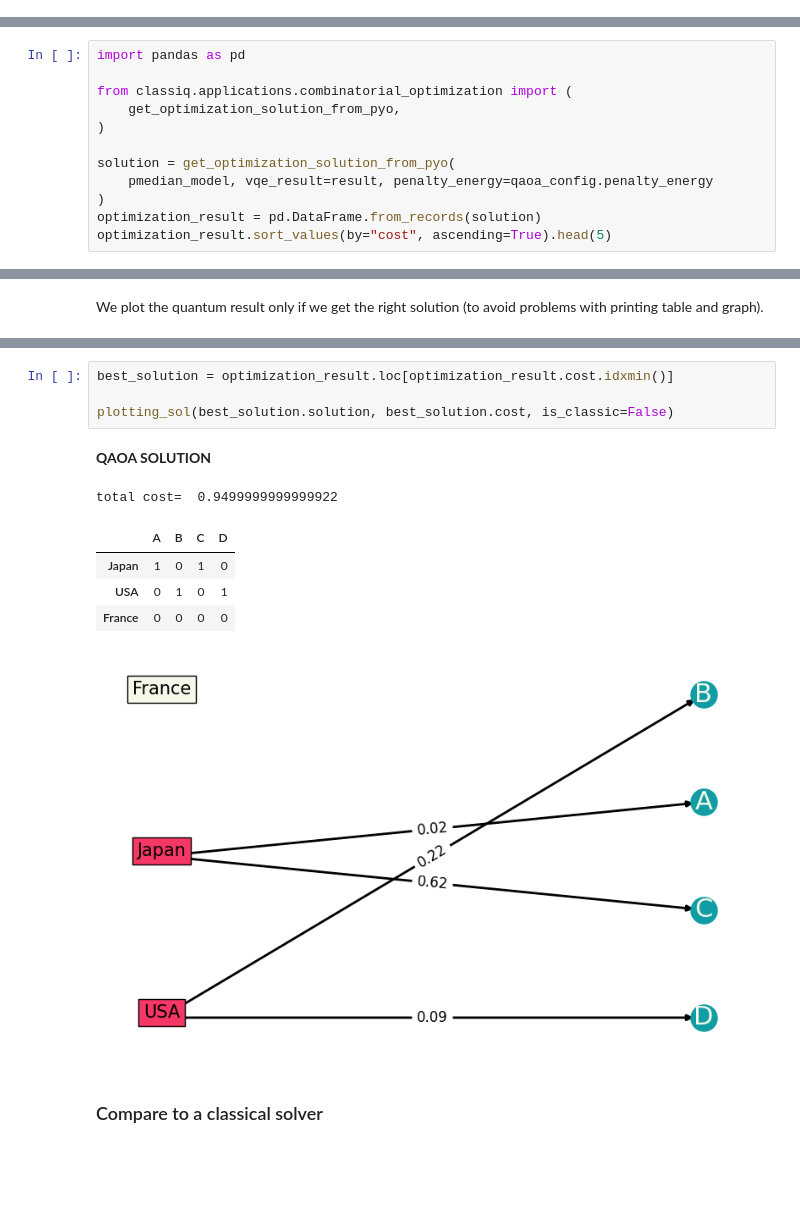
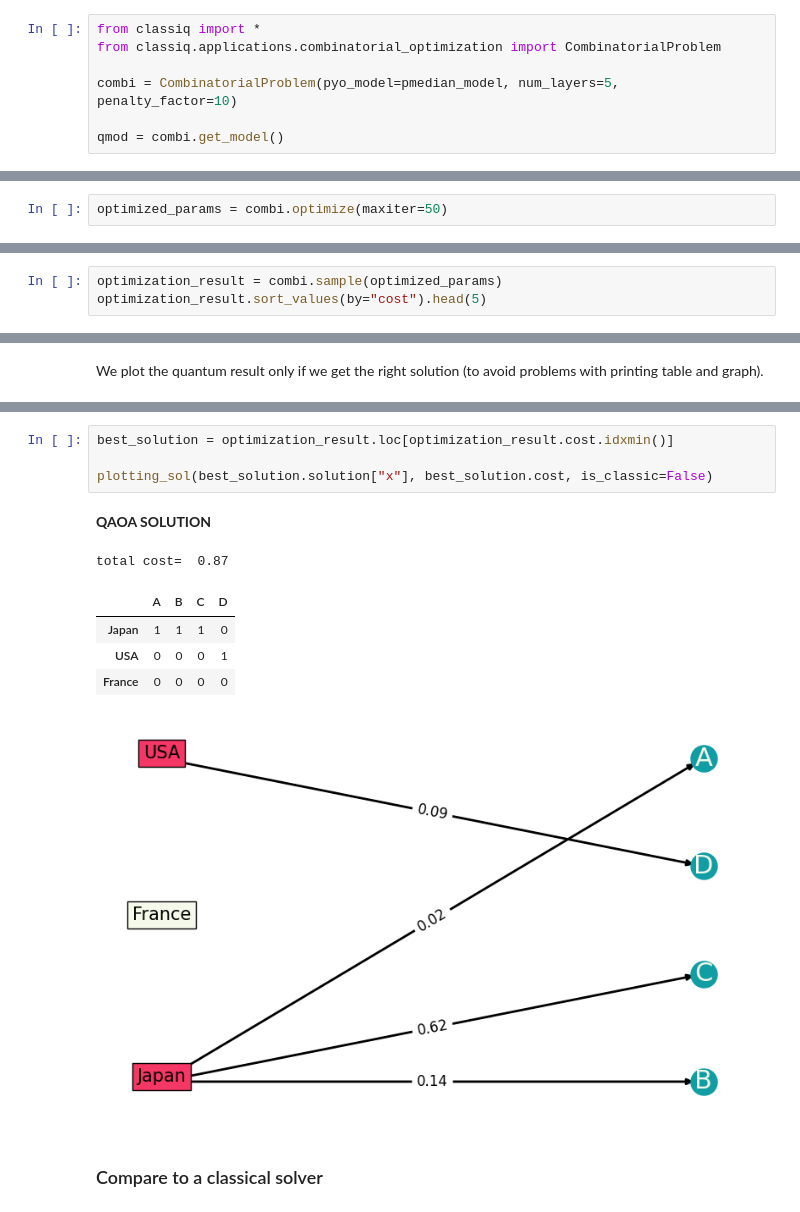
Before and after one commit to Classiq/classiq-library, a Jupyter notebook: applications/logistics/facility_location/facility_location.ipynb, the cells around one changed output, grey strips where cells are left out. Cells and saved outputs as stored; diff of their text form; blank space fills up the shorter version.

Commit message:
with qaoa notebooks and dataframe usage for qsvt inversion

```diff
--- a/applications/logistics/facility_location/facility_location.ipynb
+++ b/applications/logistics/facility_location/facility_location.ipynb
@@ -184,0 +157,7 @@ write_qmod(qmod, "facility_location")
+# %%
+from classiq import *
+from classiq.applications.combinatorial_optimization import CombinatorialProblem
+
+combi = CombinatorialProblem(pyo_model=pmedian_model, num_layers=5, penalty_factor=10)
+
+qmod = combi.get_model()
@@ -184,0 +177,2 @@ write_qmod(qmod, "facility_location")
+# %%
+optimized_params = combi.optimize(maxiter=50)
@@ -184,0 +195,3 @@ write_qmod(qmod, "facility_location")
+# %%
+optimization_result = combi.sample(optimized_params)
+optimization_result.sort_values(by="cost").head(5)
@@ -284,12 +320,0 @@ result.convergence_graph
-# %%
-import pandas as pd
-
-from classiq.applications.combinatorial_optimization import (
-    get_optimization_solution_from_pyo,
-)
-
-solution = get_optimization_solution_from_pyo(
-    pmedian_model, vqe_result=result, penalty_energy=qaoa_config.penalty_energy
-)
-optimization_result = pd.DataFrame.from_records(solution)
-optimization_result.sort_values(by="cost", ascending=True).head(5)
@@ -312,15 +332,15 @@ We plot the quantum result only if we get the right solution (to avoid problems
 # %%
 best_solution = optimization_result.loc[optimization_result.cost.idxmin()]
 
-plotting_sol(best_solution.solution, best_solution.cost, is_classic=False)
+plotting_sol(best_solution.solution["x"], best_solution.cost, is_classic=False)
 # %% [output]
 **QAOA SOLUTION**
-total cost=  0.9499999999999922
+total cost=  0.87
 |  | A | B | C | D |
-| Japan | 1 | 0 | 1 | 0 |
-| USA | 0 | 1 | 0 | 1 |
+| Japan | 1 | 1 | 1 | 0 |
+| USA | 0 | 0 | 0 | 1 |
 | France | 0 | 0 | 0 | 0 |
-[figure, old version]
+[figure, new version]
 # %% [markdown]
 ### Compare to a classical solver
 # %%
```
Also changed, not shown: parts of 36 cells of this notebook, 14 other files.
